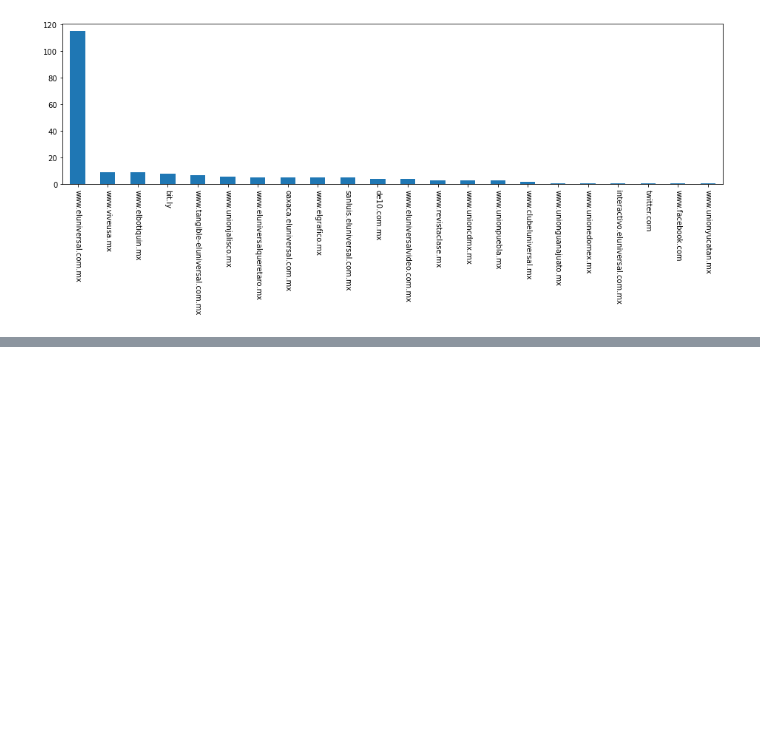
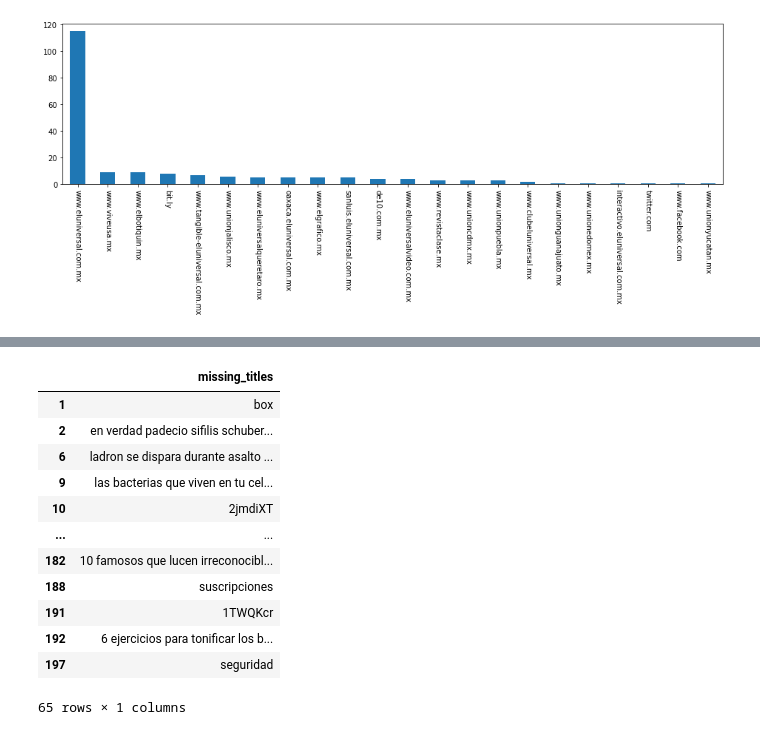
Before and after one commit to kemirandad/data_eng_web_scrap, a Jupyter notebook: platzi_data/pandas_starting.ipynb, the cells around one changed output, grey strips where cells are left out. Drawn from its saved outputs; the diff is of its cells as text; code cells hidden in the pictures; blank space fills up the shorter version.

```diff
--- a/platzi_data/pandas_starting.ipynb
+++ b/platzi_data/pandas_starting.ipynb
@@ -285,0 +338,22 @@ el_universal['host'].value_counts().plot(kind='bar', rot=270, figsize=(16,4))
+# %%
+missing_titles = (el_universal[missing_titles_mask]['url']
+                     .str.extract(r'(?P<missing_titles>[^/]+)$')
+                     .applymap(str)
+                     .applymap(lambda title: title.split('-'))
+                     .applymap(lambda title_word_list: ' '.join(title_word_list))
+                 )
+missing_titles
+# %% [output]
+|  | missing_titles |
+| 1 | box |
+| 2 | en verdad padecio sifilis schuber... |
+| 6 | ladron se dispara durante asalto ... |
+| 9 | las bacterias que viven en tu cel... |
+| 10 | 2jmdiXT |
+| ... | ... |
+| 182 | 10 famosos que lucen irreconocibl... |
+| 188 | suscripciones |
+| 191 | 1TWQKcr |
+| 192 | 6 ejercicios para tonificar los b... |
+| 197 | seguridad |
+65 rows × 1 columns
```
Also changed, not shown: parts of 5 cells of this notebook, 1 other file.
